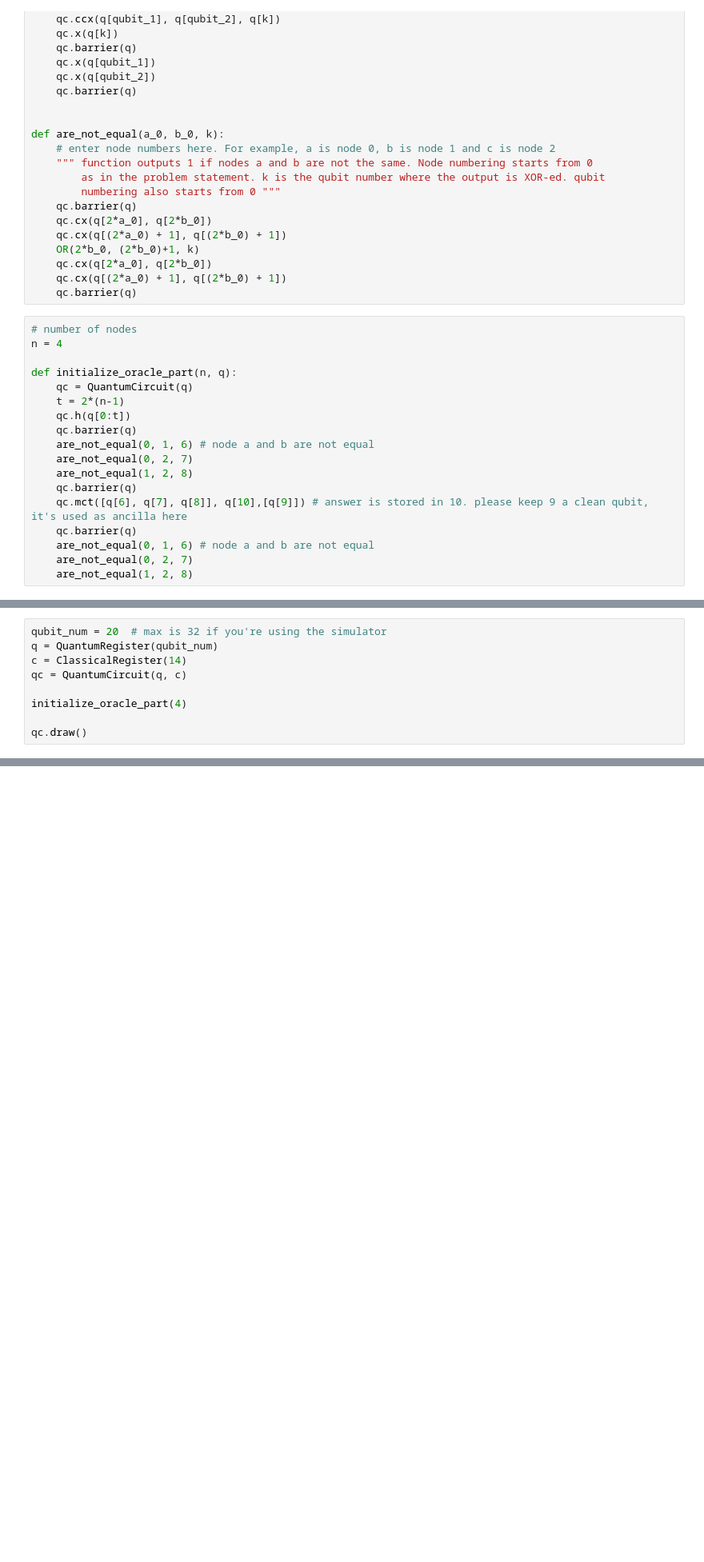
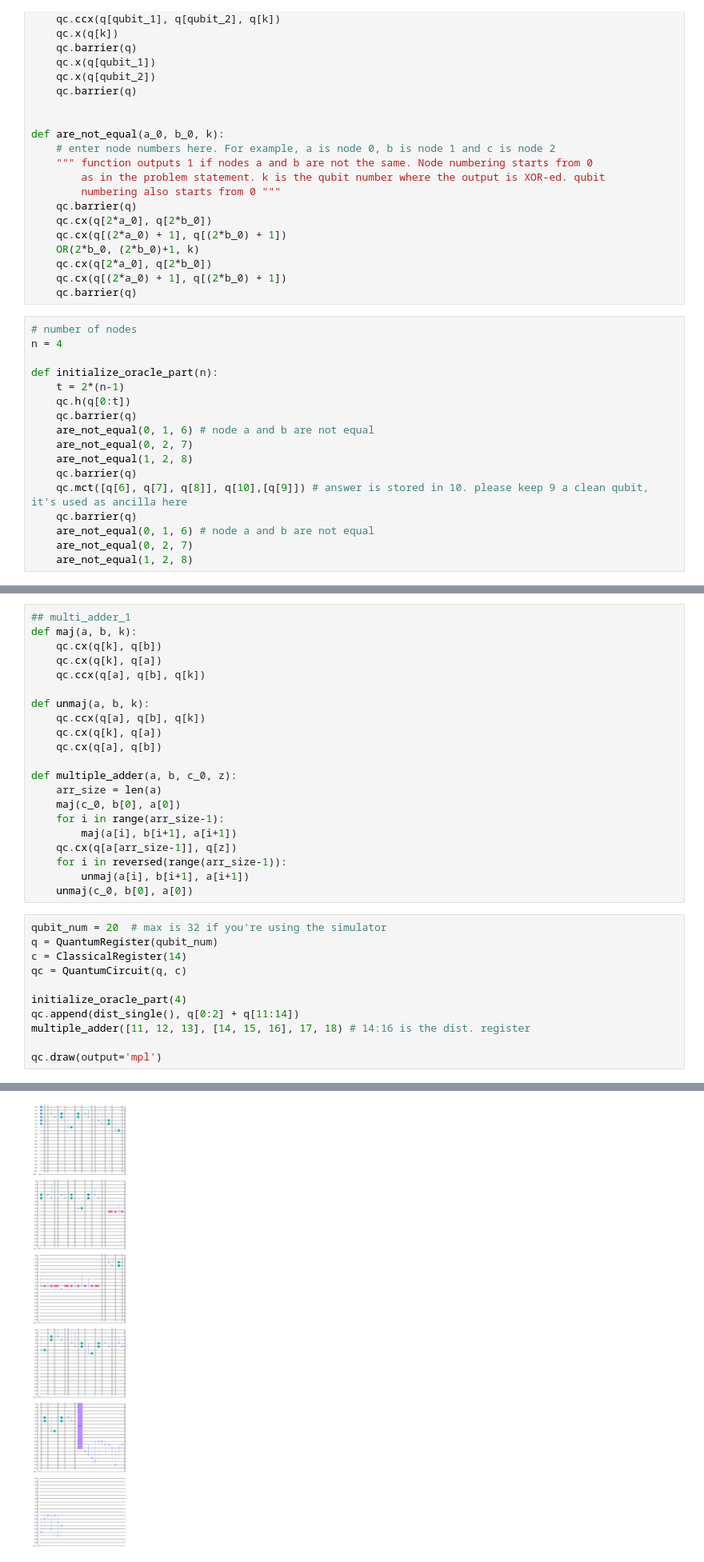
Before and after one commit to Naphann/Solving-TSP-Grover, a Jupyter notebook: oracle_initialize_part.ipynb, the cells around one changed output, grey strips where cells are left out. Shown at 80% size. Saved outputs shown, nothing was run; the diff lists cells and outputs as text; blank space fills up the shorter version.

Commit message:
Compiling code in oracle_initialize_part.ipynb

```diff
--- a/oracle_initialize_part.ipynb
+++ b/oracle_initialize_part.ipynb
@@ -60,8 +60,7 @@ def are_not_equal(a_0, b_0, k):
 # number of nodes
 n = 4
 
-def initialize_oracle_part(n, q):
-    qc = QuantumCircuit(q)
+def initialize_oracle_part(n):
     t = 2*(n-1)
     qc.h(q[0:t])
     qc.barrier(q)
@@ -79,3 +146,24 @@ SyntaxError: non-default argument follows default argument (<ipython-input-1-6ba
+# %%
+## multi_adder_1
+def maj(a, b, k):
+    qc.cx(q[k], q[b])
+    qc.cx(q[k], q[a])
+    qc.ccx(q[a], q[b], q[k])
+
+def unmaj(a, b, k):
+    qc.ccx(q[a], q[b], q[k])
+    qc.cx(q[k], q[a])
+    qc.cx(q[a], q[b])
+
+def multiple_adder(a, b, c_0, z):
+    arr_size = len(a)
+    maj(c_0, b[0], a[0])
+    for i in range(arr_size-1):
+        maj(a[i], b[i+1], a[i+1])
+    qc.cx(q[a[arr_size-1]], q[z])
+    for i in reversed(range(arr_size-1)):
+        unmaj(a[i], b[i+1], a[i+1])
+    unmaj(c_0, b[0], a[0])
 # %%
 qubit_num = 20  # max is 32 if you're using the simulator
 q = QuantumRegister(qubit_num)
@@ -83,6 +171,8 @@ c = ClassicalRegister(14)
 qc = QuantumCircuit(q, c)
 
 initialize_oracle_part(4)
+qc.append(dist_single(), q[0:2] + q[11:14])
+multiple_adder([11, 12, 13], [14, 15, 16], 17, 18) # 14:16 is the dist. register
 
-qc.draw()
+qc.draw(output='mpl')
 # %% [output]
@@ -89,0 +179 @@ qc.draw()
+[figure, added]
```
Also changed, not shown: parts of 3 cells of this notebook, 3 other files.
